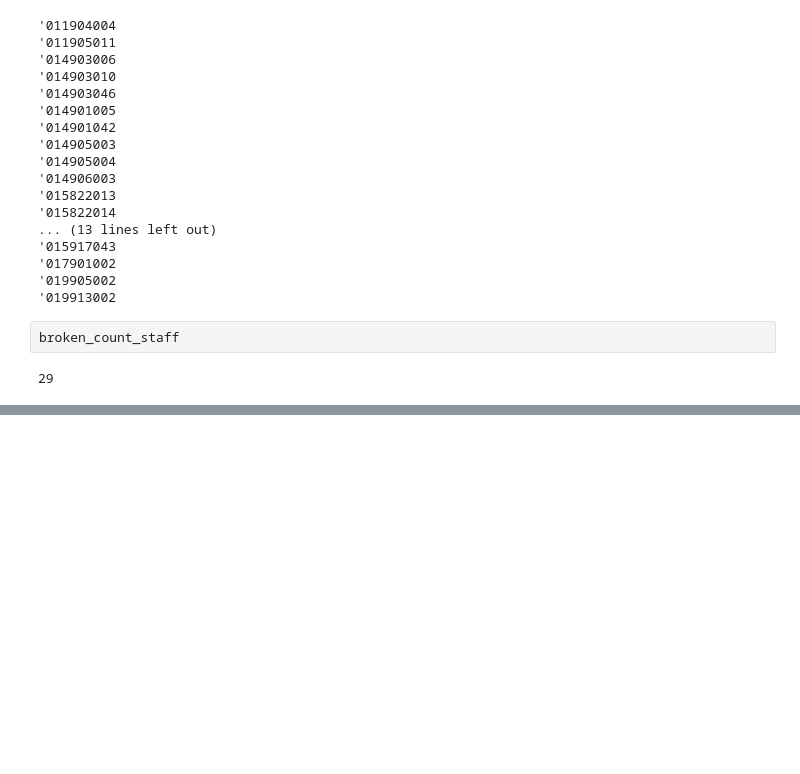
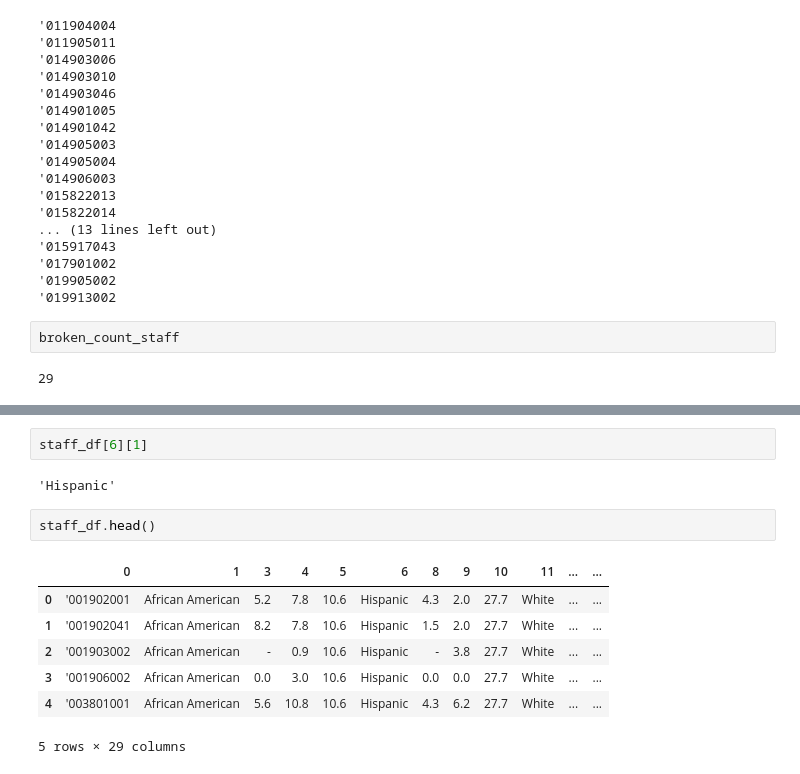
Before and after one commit to rakhira/algebra-I-STAAR-scores-predictor, a Jupyter notebook: TEA_parsing.ipynb, the cells around one changed output, grey strips where cells are left out. Cells and saved outputs as stored; diff of their text form; blank space fills up the shorter version.

```diff
--- a/TEA_parsing.ipynb
+++ b/TEA_parsing.ipynb
@@ -685,0 +741,14 @@ all_data_staff
+# %%
+staff_df[6][1]
+# %% [output]
+'Hispanic'
+# %%
+staff_df.head()
+# %% [output]
+|  | 0 | 1 | 3 | 4 | 5 | 6 | 8 | 9 | 10 | 11 | ... | ... |
+| 0 | '001902001 | African American | 5.2 | 7.8 | 10.6 | Hispanic | 4.3 | 2.0 | 27.7 | White | ... | ... |
+| 1 | '001902041 | African American | 8.2 | 7.8 | 10.6 | Hispanic | 1.5 | 2.0 | 27.7 | White | ... | ... |
+| 2 | '001903002 | African American | - | 0.9 | 10.6 | Hispanic | - | 3.8 | 27.7 | White | ... | ... |
+| 3 | '001906002 | African American | 0.0 | 3.0 | 10.6 | Hispanic | 0.0 | 0.0 | 27.7 | White | ... | ... |
+| 4 | '003801001 | African American | 5.6 | 10.8 | 10.6 | Hispanic | 4.3 | 6.2 | 27.7 | White | ... | ... |
+5 rows × 29 columns
```
Also changed, not shown: parts of 85 cells of this notebook.
